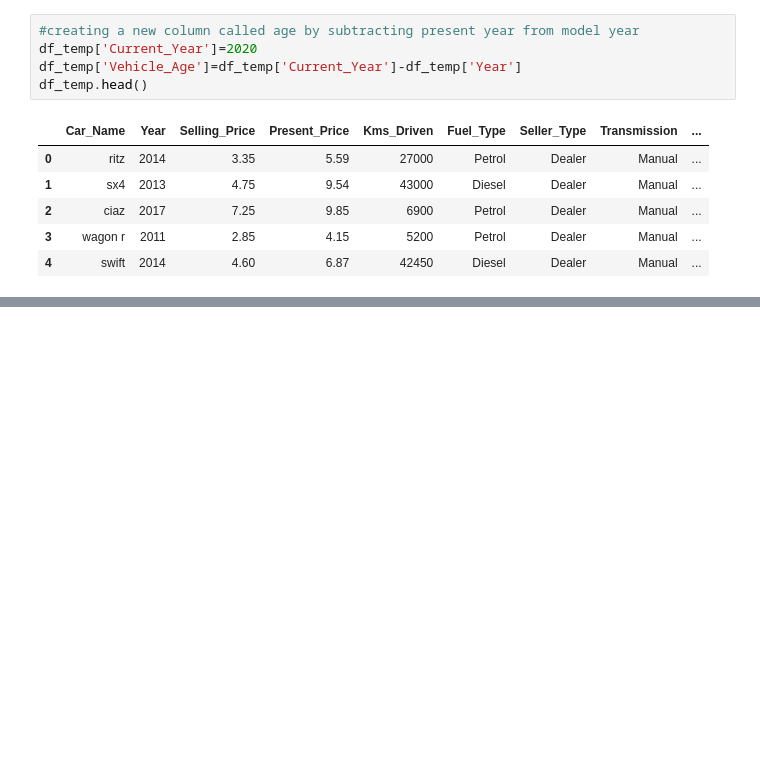
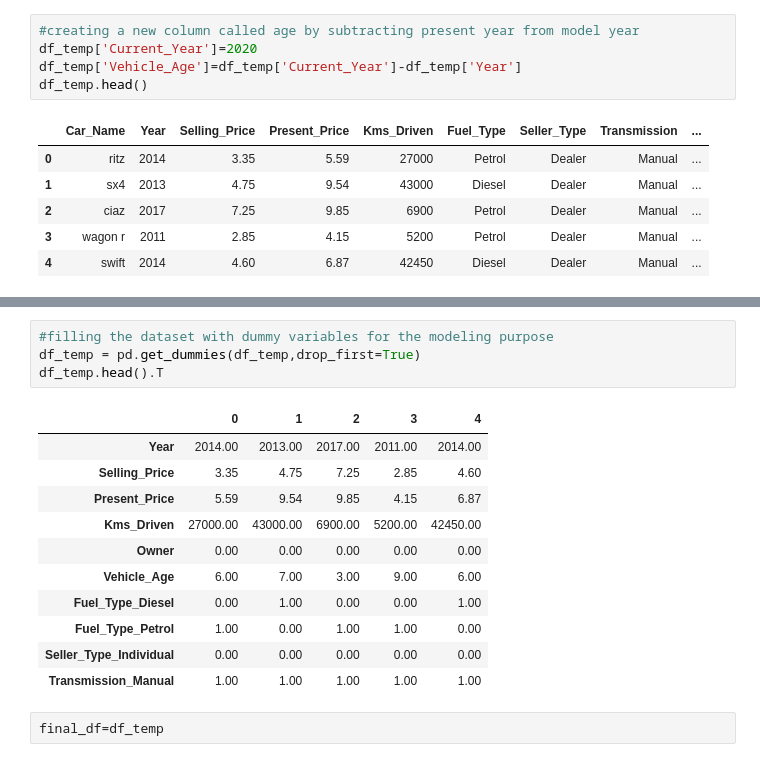
Before and after one commit to RMLAI/Projects, a Jupyter notebook: Used_Car_Price_Prediction.ipynb, the cells around one changed output, grey strips where cells are left out. Saved outputs shown, nothing was run; the diff lists cells and outputs as text; blank space fills up the shorter version.

```diff
--- a/Used_Car_Price_Prediction.ipynb
+++ b/Used_Car_Price_Prediction.ipynb
@@ -126,0 +130,18 @@ df_temp.head()
+# %%
+#filling the dataset with dummy variables for the modeling purpose
+df_temp = pd.get_dummies(df_temp,drop_first=True)
+df_temp.head().T
+# %% [output]
+|  | 0 | 1 | 2 | 3 | 4 |
+| Year | 2014.00 | 2013.00 | 2017.00 | 2011.00 | 2014.00 |
+| Selling_Price | 3.35 | 4.75 | 7.25 | 2.85 | 4.60 |
+| Present_Price | 5.59 | 9.54 | 9.85 | 4.15 | 6.87 |
+| Kms_Driven | 27000.00 | 43000.00 | 6900.00 | 5200.00 | 42450.00 |
+| Owner | 0.00 | 0.00 | 0.00 | 0.00 | 0.00 |
+| Vehicle_Age | 6.00 | 7.00 | 3.00 | 9.00 | 6.00 |
+| Fuel_Type_Diesel | 0.00 | 1.00 | 0.00 | 0.00 | 1.00 |
+| Fuel_Type_Petrol | 1.00 | 0.00 | 1.00 | 1.00 | 0.00 |
+| Seller_Type_Individual | 0.00 | 0.00 | 0.00 | 0.00 | 0.00 |
+| Transmission_Manual | 1.00 | 1.00 | 1.00 | 1.00 | 1.00 |
+# %%
+final_df=df_temp
```
Also changed, not shown: parts of 7 cells of this notebook.
